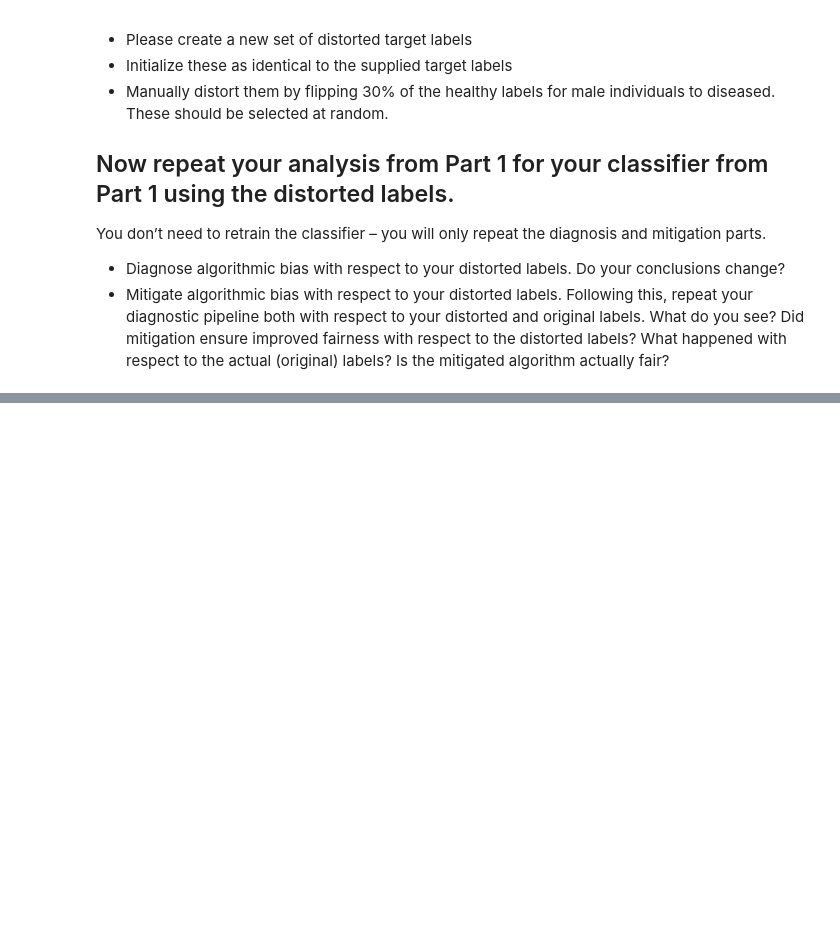
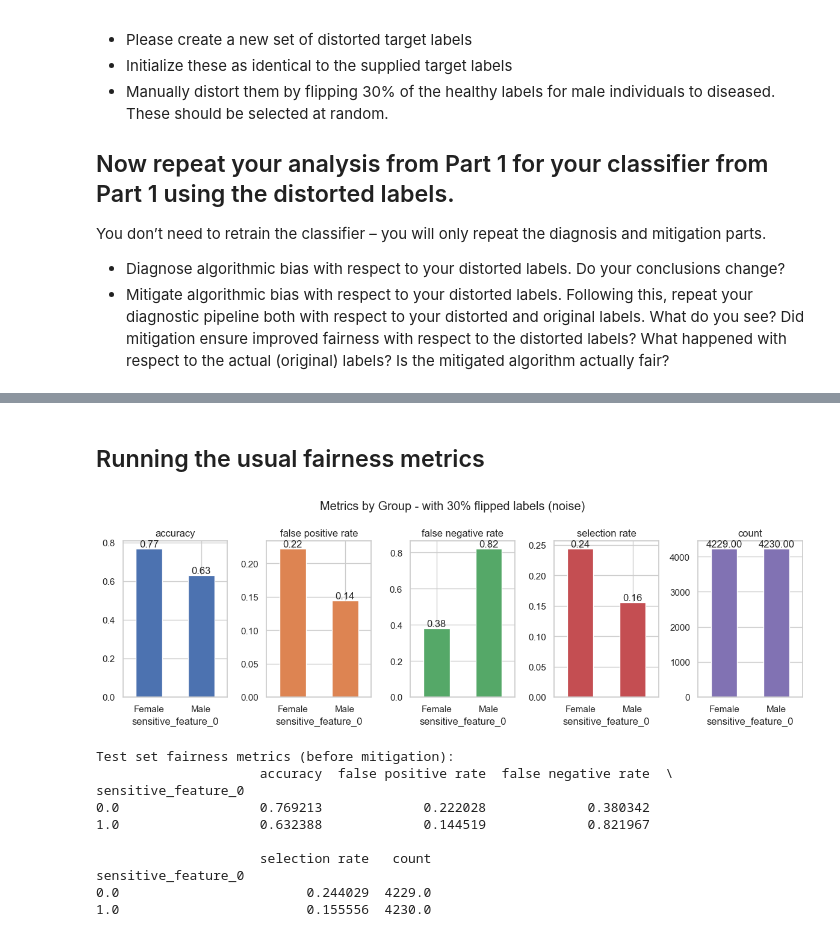
Before and after one commit to ClaraML96/02517_fairness_project, a Jupyter notebook: exercise.ipynb, the cells around one changed output, grey strips where cells are left out. Saved outputs shown, nothing was run; the diff lists cells and outputs as text; code cells hidden in the pictures; blank space fills up the shorter version.

```diff
--- a/exercise.ipynb
+++ b/exercise.ipynb
@@ -656,0 +797,60 @@ You don’t need to retrain the classifier – you will only repeat the diagnosi
+# %% [markdown]
+## Running the usual fairness metrics
+# %%
+import matplotlib.pyplot as plt
+
+mf = MetricFrame(
+    metrics={
+        "accuracy": accuracy_score,
+        "false positive rate": false_positive_rate,
+        "false negative rate": false_negative_rate,
+        "selection rate": selection_rate,
+        "count": count,
+    },
+    y_true=distorted_target_labels,
+    y_pred=test_pred,
+    sensitive_features=test_a
+)
+
+# Map sensitive feature values to group names
+group_names = {0: "Female", 1: "Male"}
+grouped = mf.by_group.rename(index=group_names)
+
+# Plot bar charts
+ax = grouped.plot.bar(
+    subplots=True,
+    layout=[1, 5],
+    legend=False,
+    figsize=[12, 4],
+    title="Metrics by Group - with 30% flipped labels (noise)",
+)
+
+# Add numbers on top of each bar
+for a in ax.flatten():
+    for p in a.patches:
+        a.annotate(
+            f'{p.get_height():.2f}',  # show value with 2 decimals
+            (p.get_x() + p.get_width() / 2., p.get_height()),
+            ha='center', va='bottom'
+        )
+    # Set horizontal x labels
+    a.set_xticks(range(len(grouped.index)))
+    a.set_xticklabels(grouped.index, rotation=0)
+
+plt.tight_layout()
+plt.show()
+
+print("Test set fairness metrics (before mitigation):")
+print(mf.by_group)
+# %% [output]
+[figure, added]
+Test set fairness metrics (before mitigation):
+                     accuracy  false positive rate  false negative rate  \
+sensitive_feature_0
+0.0                  0.769213             0.222028             0.380342
+1.0                  0.632388             0.144519             0.821967
+
+                     selection rate   count
+sensitive_feature_0
+0.0                        0.244029  4229.0
+1.0                        0.155556  4230.0
```
Also changed, not shown: parts of 19 cells of this notebook.
